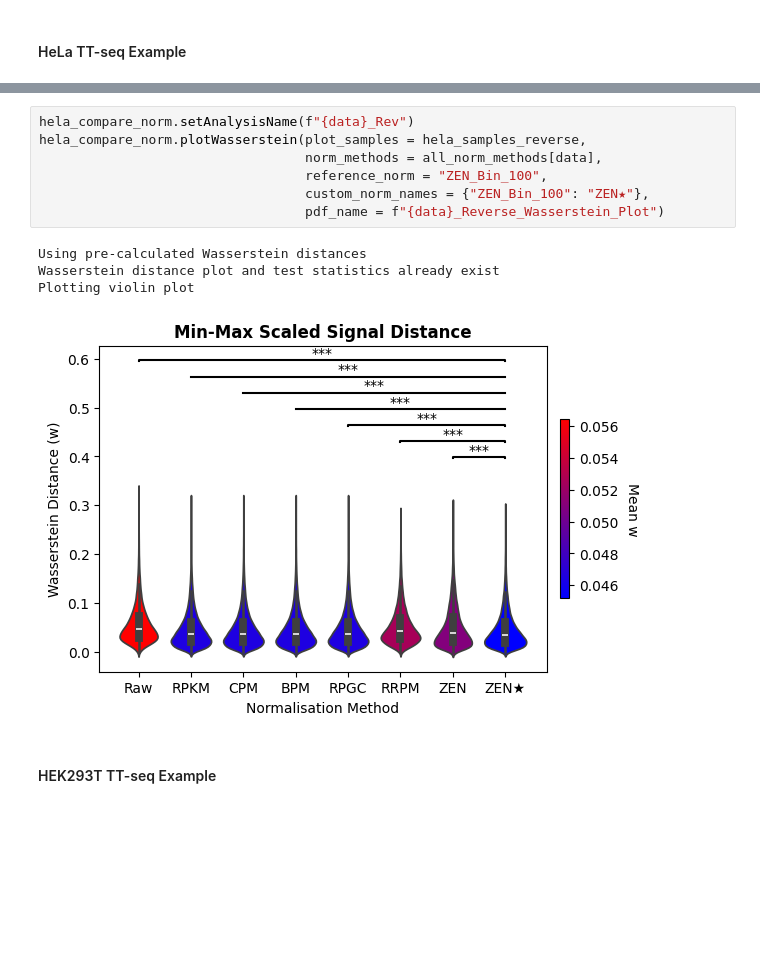
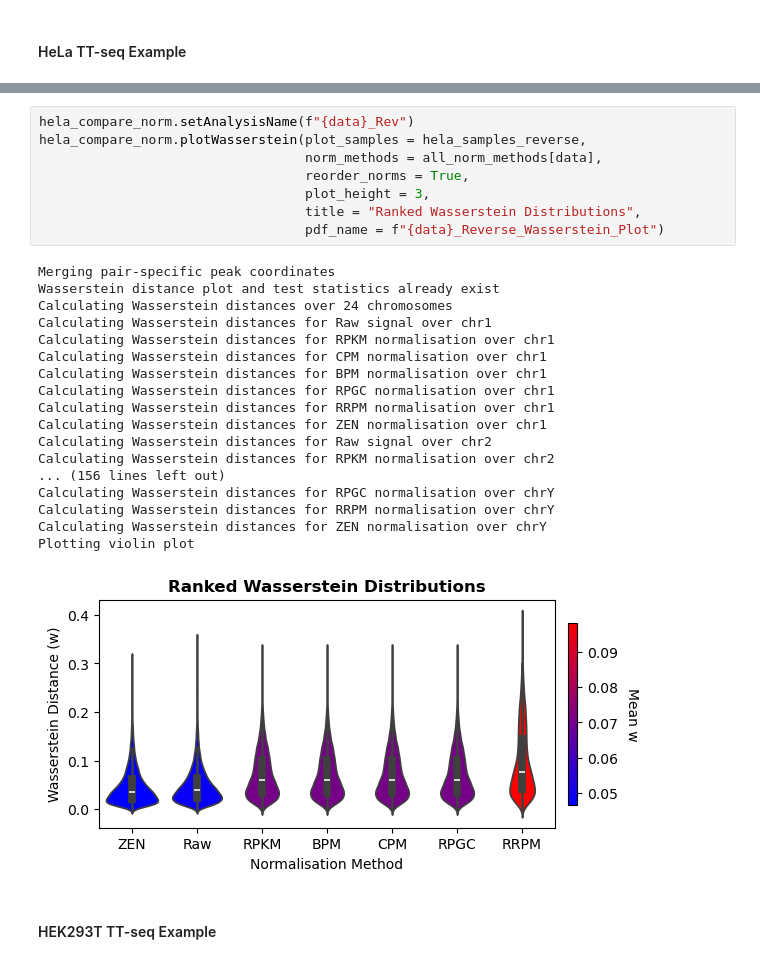
Before and after one commit to Genome-Function-Initiative-Oxford/Zone-Equalisation-Normalisation, a Jupyter notebook: tutorials/zen_tutorials/CompareNorm_Tutorial.ipynb, the cells around one changed output, grey strips where cells are left out. Saved outputs shown, nothing was run; the diff lists cells and outputs as text; blank space fills up the shorter version.

```diff
--- a/tutorials/zen_tutorials/CompareNorm_Tutorial.ipynb
+++ b/tutorials/zen_tutorials/CompareNorm_Tutorial.ipynb
@@ -385,15 +402,30 @@ Plotting violin plot
-# %%
-hela_compare_norm.setAnalysisName(f"{data}_Rev")
-hela_compare_norm.plotWasserstein(plot_samples = hela_samples_reverse,
-                                  norm_methods = all_norm_methods[data],
-                                  reference_norm = "ZEN_Bin_100",
-                                  custom_norm_names = {"ZEN_Bin_100": "ZEN★"},
-                                  pdf_name = f"{data}_Reverse_Wasserstein_Plot")
-# %% [output]
-Using pre-calculated Wasserstein distances
-Wasserstein distance plot and test statistics already exist
-Plotting violin plot
-[figure, removed]
+# %%
+hela_compare_norm.setAnalysisName(f"{data}_Rev")
+hela_compare_norm.plotWasserstein(plot_samples = hela_samples_reverse,
+                                  norm_methods = all_norm_methods[data],
+                                  reorder_norms = True,
+                                  plot_height = 3,
+                                  title = "Ranked Wasserstein Distributions",
+                                  pdf_name = f"{data}_Reverse_Wasserstein_Plot")
+# %% [output]
+Merging pair-specific peak coordinates
+Wasserstein distance plot and test statistics already exist
+Calculating Wasserstein distances over 24 chromosomes
+Calculating Wasserstein distances for Raw signal over chr1
+Calculating Wasserstein distances for RPKM normalisation over chr1
+Calculating Wasserstein distances for CPM normalisation over chr1
+Calculating Wasserstein distances for BPM normalisation over chr1
+Calculating Wasserstein distances for RPGC normalisation over chr1
+Calculating Wasserstein distances for RRPM normalisation over chr1
+Calculating Wasserstein distances for ZEN normalisation over chr1
+Calculating Wasserstein distances for Raw signal over chr2
+Calculating Wasserstein distances for RPKM normalisation over chr2
+... (156 lines left out)
+Calculating Wasserstein distances for RPGC normalisation over chrY
+Calculating Wasserstein distances for RRPM normalisation over chrY
+Calculating Wasserstein distances for ZEN normalisation over chrY
+Plotting violin plot
+[figure, added]
 # %% [markdown]
 #### HEK293T TT-seq Example
 # %%
```
Also changed, not shown: parts of 14 cells of this notebook, 10 other files.
